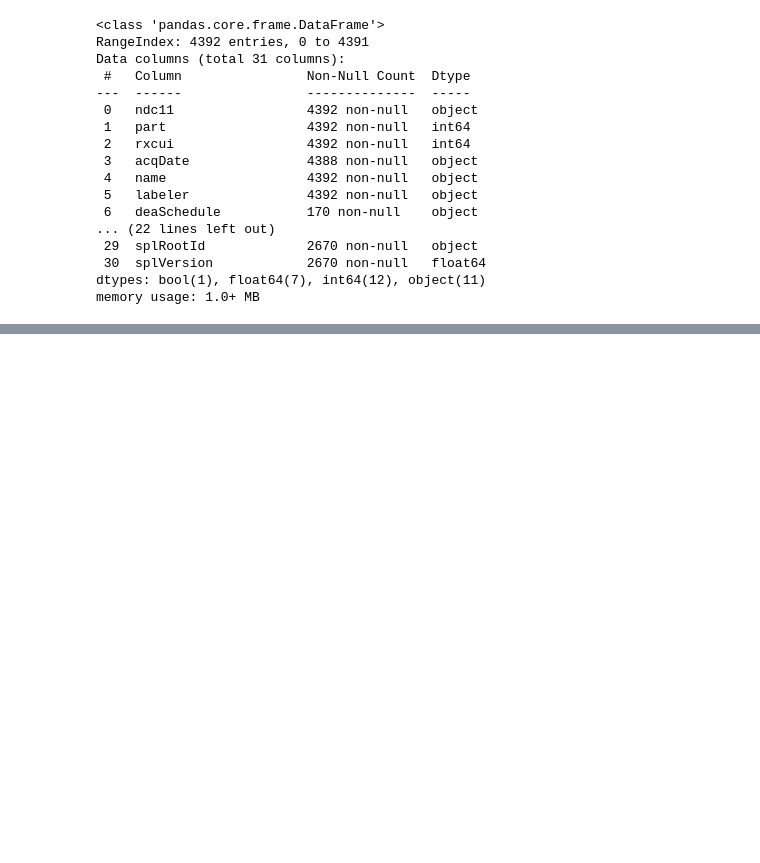
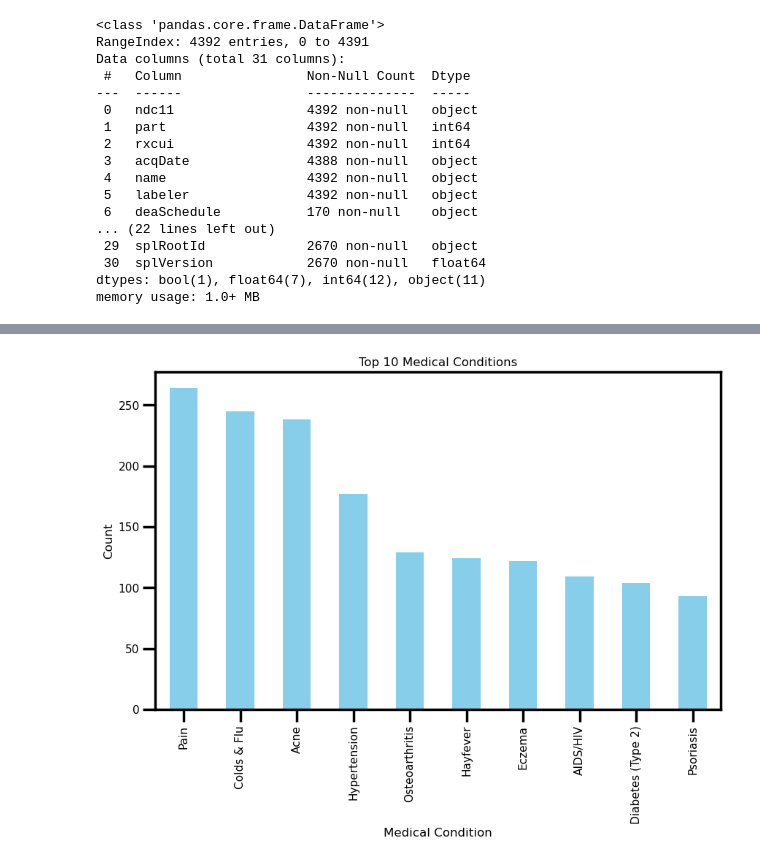
Before and after one commit to UzmaSayyeda/Pill-Identifier, a Jupyter notebook: flask-model/sqlite.ipynb, the cells around one changed output, grey strips where cells are left out. Cells and saved outputs as stored; diff of their text form; code cells hidden in the pictures; blank space fills up the shorter version.

```diff
--- a/flask-model/sqlite.ipynb
+++ b/flask-model/sqlite.ipynb
@@ -72,0 +262,5 @@ session.close()
+# %%
+#Pie Plot
+# df['medical_condition'].value_counts().plot.pie(autopct='%1.1f%%', textprops={'fontsize':12}).set_title("Target distribution on medical_condition")
+top10_medicalCondition_df = df['medical_condition'].value_counts().head(10)
+top10_medicalCondition_df
@@ -73,3 +279,12 @@ session.close()
+# %%
+plt.figure(figsize=(10, 6))
+top10_medicalCondition_df.plot(kind='bar', color='skyblue')
+plt.title('Top 10 Medical Conditions')
+plt.xlabel('Medical Condition')
+plt.ylabel('Count')
+plt.show()
+# %% [output]
+[figure, added]
 # %%
 # Define base class for SQLAlchemy model
 # Base = declarative_base()
```
Also changed, not shown: parts of 16 cells of this notebook, 2 other files.
